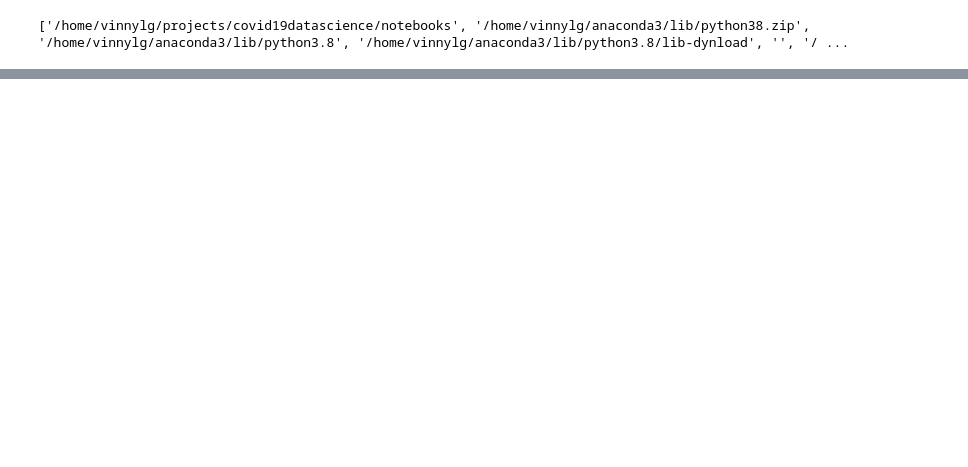
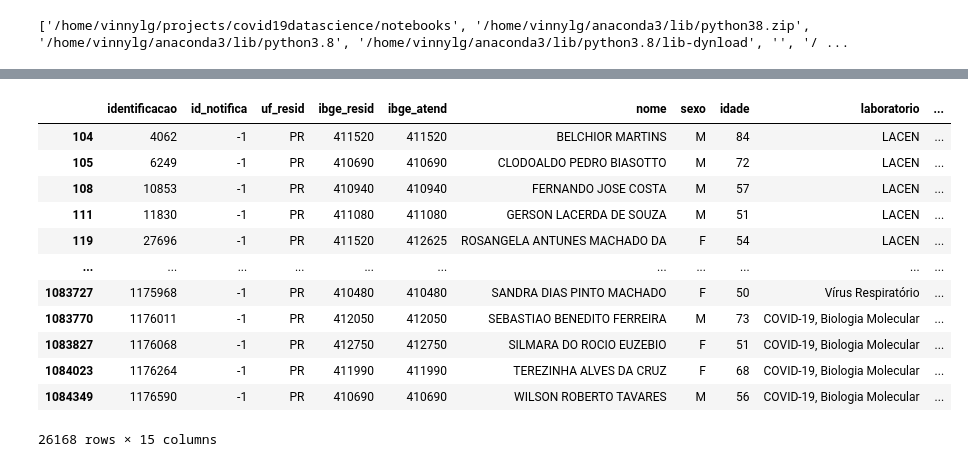
Before and after one commit to vinnylg/covid19datascience, a Jupyter notebook: notebooks/merge_access.ipynb, the cells around one changed output, grey strips where cells are left out. Drawn from its saved outputs; the diff is of its cells as text; code cells hidden in the pictures; blank space fills up the shorter version.

```diff
--- a/notebooks/merge_access.ipynb
+++ b/notebooks/merge_access.ipynb
@@ -507,0 +173,16 @@ writer.save()
+# %%
+casosct.loc[casosct['evolucao']==2]
+# %% [output]
+|  | identificacao | id_notifica | uf_resid | ibge_resid | ibge_atend | nome | sexo | idade | laboratorio | ... |
+| 104 | 4062 | -1 | PR | 411520 | 411520 | BELCHIOR MARTINS | M | 84 | LACEN | ... |
+| 105 | 6249 | -1 | PR | 410690 | 410690 | CLODOALDO PEDRO BIASOTTO | M | 72 | LACEN | ... |
+| 108 | 10853 | -1 | PR | 410940 | 410940 | FERNANDO JOSE COSTA | M | 57 | LACEN | ... |
+| 111 | 11830 | -1 | PR | 411080 | 411080 | GERSON LACERDA DE SOUZA | M | 51 | LACEN | ... |
+| 119 | 27696 | -1 | PR | 411520 | 412625 | ROSANGELA ANTUNES MACHADO DA | F | 54 | LACEN | ... |
+| ... | ... | ... | ... | ... | ... | ... | ... | ... | ... | ... |
+| 1083727 | 1175968 | -1 | PR | 410480 | 410480 | SANDRA DIAS PINTO MACHADO | F | 50 | Vírus Respiratório | ... |
+| 1083770 | 1176011 | -1 | PR | 412050 | 412050 | SEBASTIAO BENEDITO FERREIRA | M | 73 | COVID-19, Biologia Molecular | ... |
+| 1083827 | 1176068 | -1 | PR | 412750 | 412750 | SILMARA DO ROCIO EUZEBIO | F | 51 | COVID-19, Biologia Molecular | ... |
+| 1084023 | 1176264 | -1 | PR | 411990 | 411990 | TEREZINHA ALVES DA CRUZ | F | 68 | COVID-19, Biologia Molecular | ... |
+| 1084349 | 1176590 | -1 | PR | 410690 | 410690 | WILSON ROBERTO TAVARES | M | 56 | COVID-19, Biologia Molecular | ... |
+26168 rows × 15 columns
```
Also changed, not shown: parts of 55 cells of this notebook, 6 other files.
